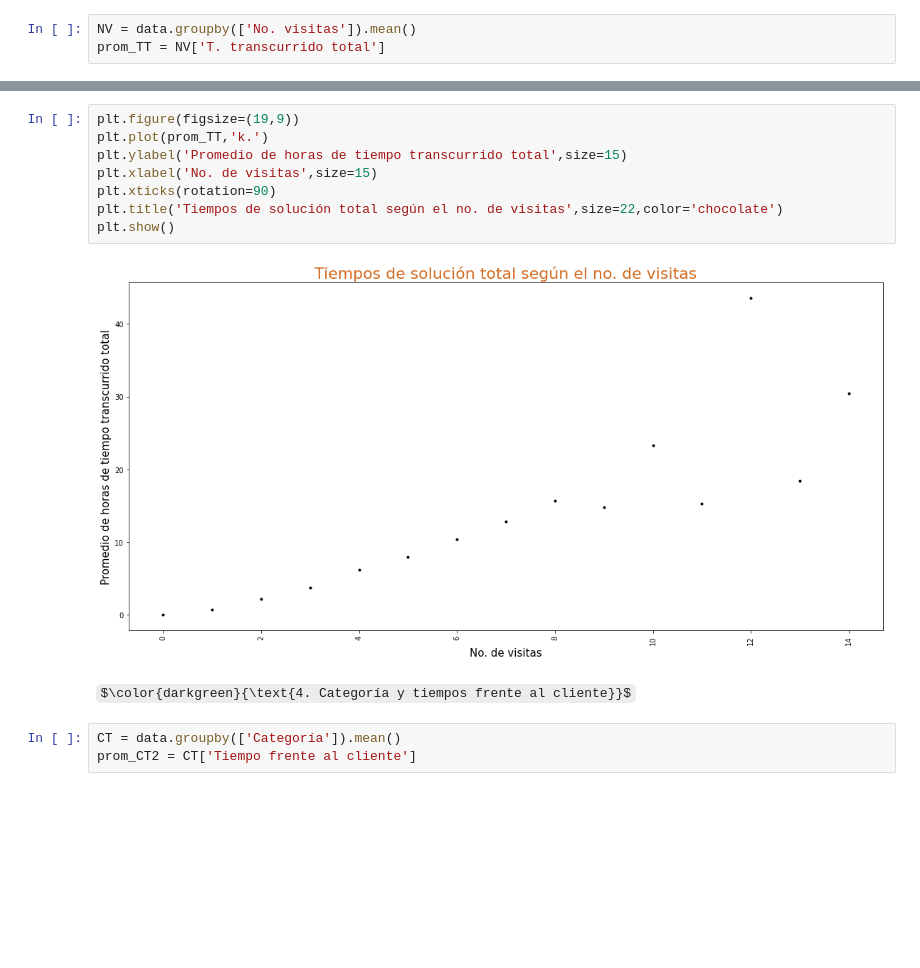
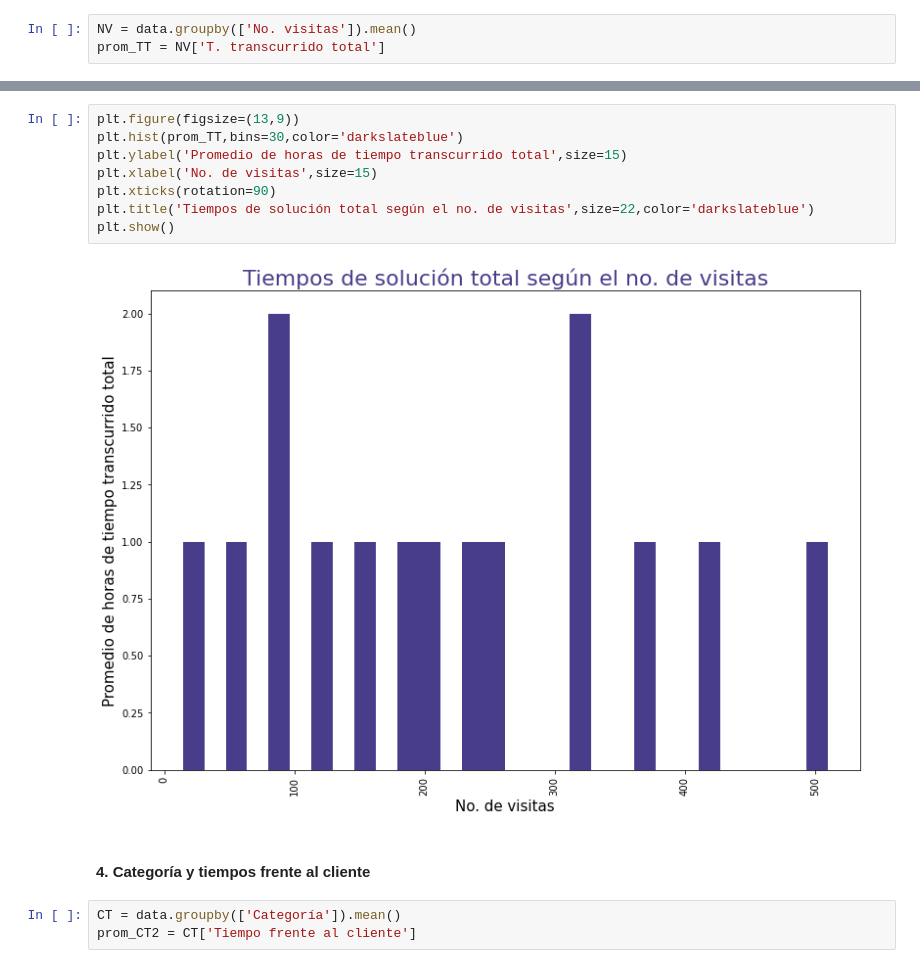
Before and after one commit to danielabenavides/proyecto_modulo1, a Jupyter notebook: ProyectoModulo1_Benavides_Rivera.ipynb, the cells around one changed output, grey strips where cells are left out. Cells and saved outputs as stored; diff of their text form; some formulas as TeX source; blank space fills up the shorter version.

```diff
--- a/ProyectoModulo1_Benavides_Rivera.ipynb
+++ b/ProyectoModulo1_Benavides_Rivera.ipynb
@@ -276,15 +340,15 @@ prom_TT = NV['T. transcurrido total']
 # %%
-plt.figure(figsize=(19,9))
-plt.plot(prom_TT,'k.')
+plt.figure(figsize=(13,9))
+plt.hist(prom_TT,bins=30,color='darkslateblue')
 plt.ylabel('Promedio de horas de tiempo transcurrido total',size=15)
 plt.xlabel('No. de visitas',size=15)
 plt.xticks(rotation=90)
-plt.title('Tiempos de solución total según el no. de visitas',size=22,color='chocolate')
+plt.title('Tiempos de solución total según el no. de visitas',size=22,color='darkslateblue')
 plt.show()
 # %% [output]
-[figure, old version]
+[figure, new version]
 # %% [markdown]
-$\color{darkgreen}{\text{4. Categoría y tiempos frente al cliente}}$
+#### 4. Categoría y tiempos frente al cliente
 # %%
 CT = data.groupby(['Categoría']).mean()
 prom_CT2 = CT['Tiempo frente al cliente']
```
Also changed, not shown: parts of 26 cells of this notebook.
